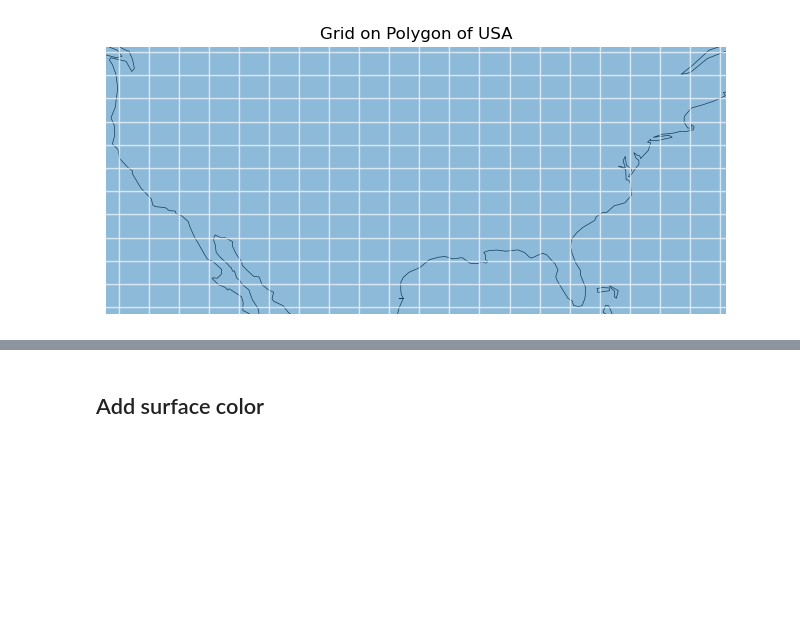
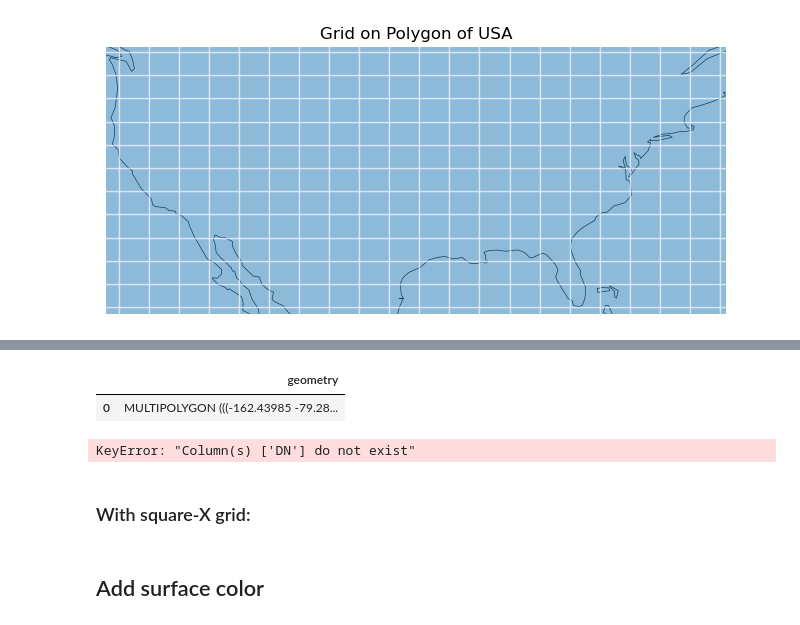
Before and after one commit to sralter/lego_world_map, a Jupyter notebook: lego_world_map.ipynb, the cells around one changed output, grey strips where cells are left out. Drawn from its saved outputs; the diff is of its cells as text; code cells hidden in the pictures; blank space fills up the shorter version.

```diff
--- a/lego_world_map.ipynb
+++ b/lego_world_map.ipynb
@@ -266,0 +372,19 @@ plt.show()
+# %%
+world.head()
+# %% [output]
+|  | geometry |
+| 0 | MULTIPOLYGON (((-162.43985 -79.28... |
+# %%
+# perform spatial join to find grid cells that contain the polygons
+joined = gpd.sjoin(world, gdf_grid, how="left", predicate="within")
+
+# aggregate the DN values by the grid cell index
+aggregated = joined.groupby('index_right').agg({'DN': 'mean'}).reset_index()
+
+# merge the aggregated DN values back to the grid cells
+gdf_grid['DN'] = gdf_grid.index.to_series().map(aggregated.set_index('index_right')['DN'])
+gdf_grid.head()
+# %% [output]
+KeyError: "Column(s) ['DN'] do not exist"
+# %% [markdown]
+### With square-X grid:
```
Also changed, not shown: parts of 23 cells of this notebook, 8 other files.
